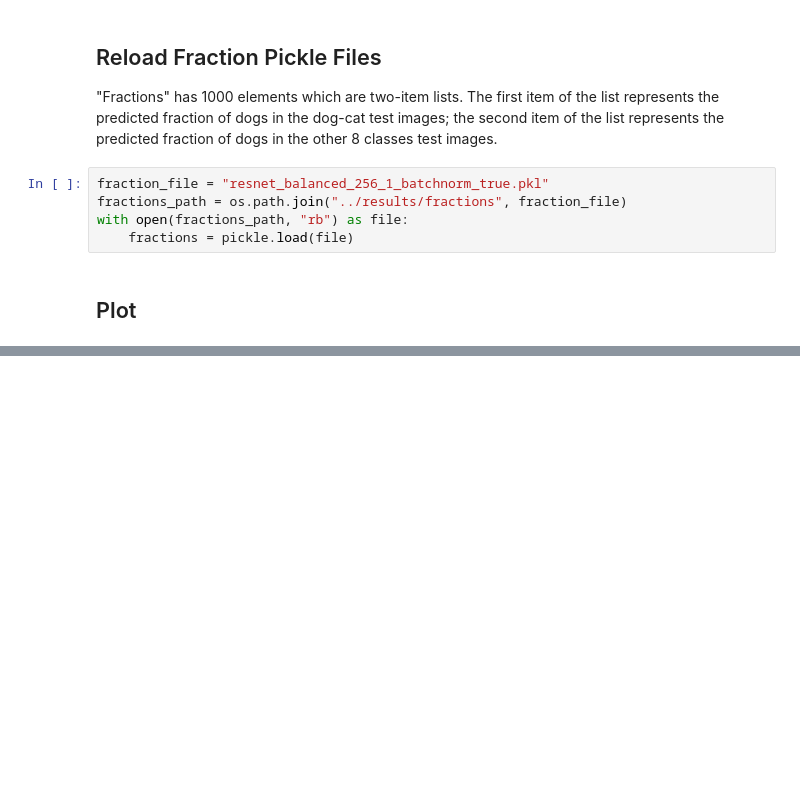
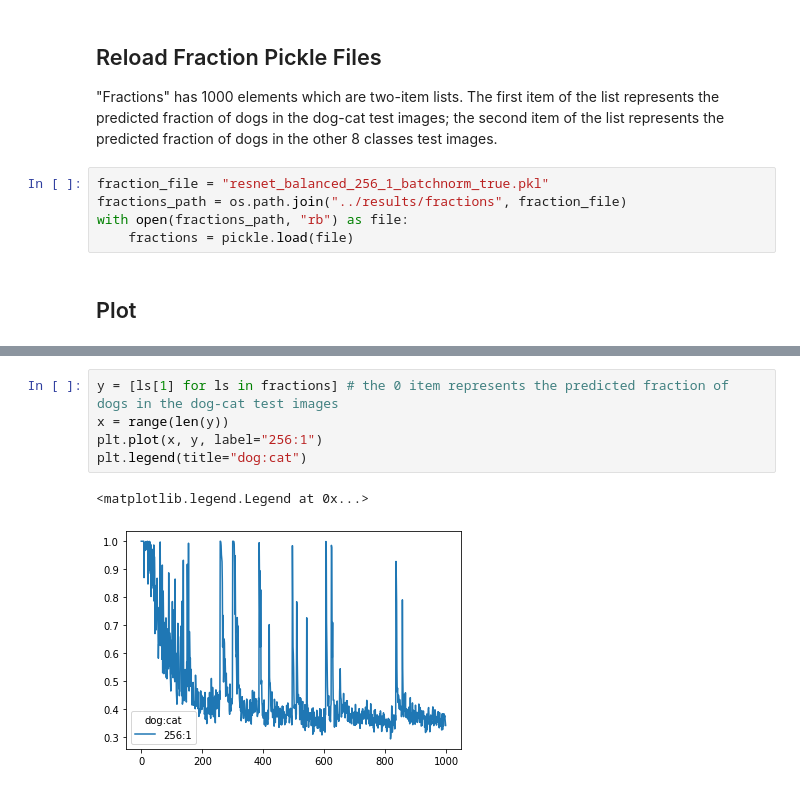
Before and after one commit to hjw9673/importance-weighting-in-deep-learning, a Jupyter notebook: notebooks/visualization.ipynb, the cells around one changed output, grey strips where cells are left out. Saved outputs shown, nothing was run; the diff lists cells and outputs as text; blank space fills up the shorter version.

```diff
--- a/notebooks/visualization.ipynb
+++ b/notebooks/visualization.ipynb
@@ -23,0 +24,8 @@ plt.legend(title="dog:cat")
+# %%
+y = [ls[1] for ls in fractions] # the 0 item represents the predicted fraction of dogs in the dog-cat test images
+x = range(len(y))
+plt.plot(x, y, label="256:1")
+plt.legend(title="dog:cat")
+# %% [output]
+<matplotlib.legend.Legend at 0x...>
+[figure, added]
```
Also changed, not shown: parts of 1 cell of this notebook, 3 other files.
